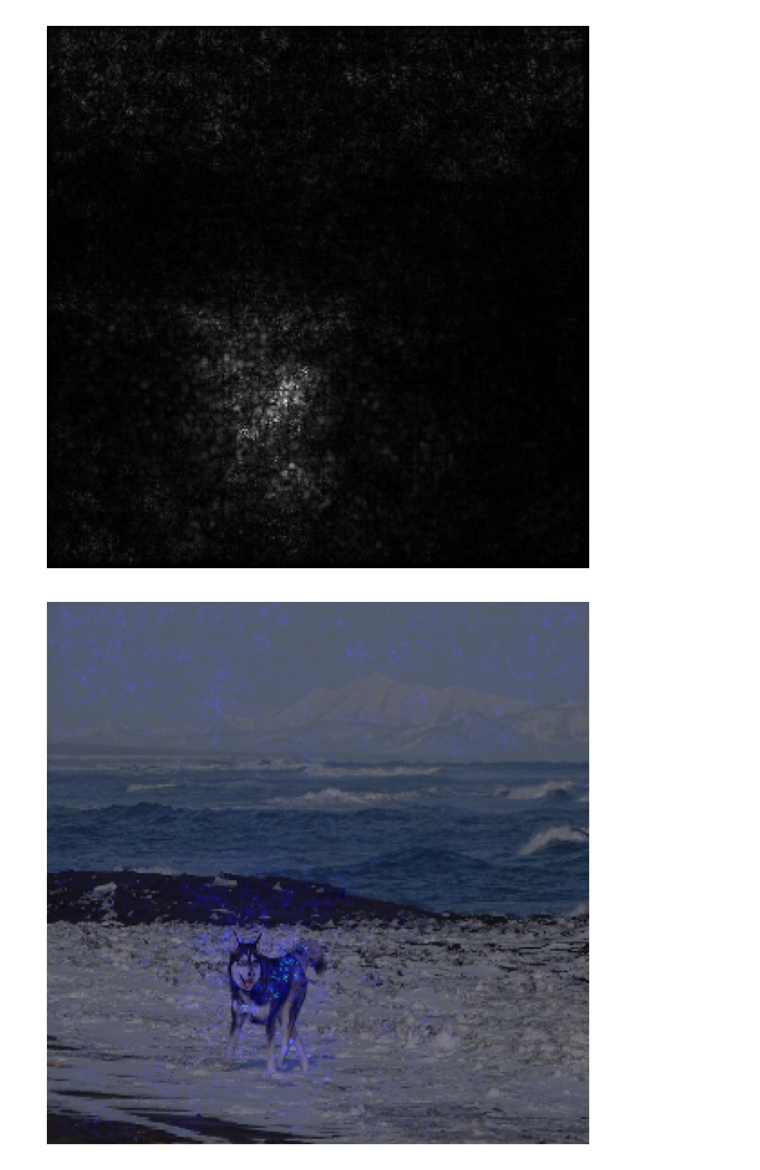
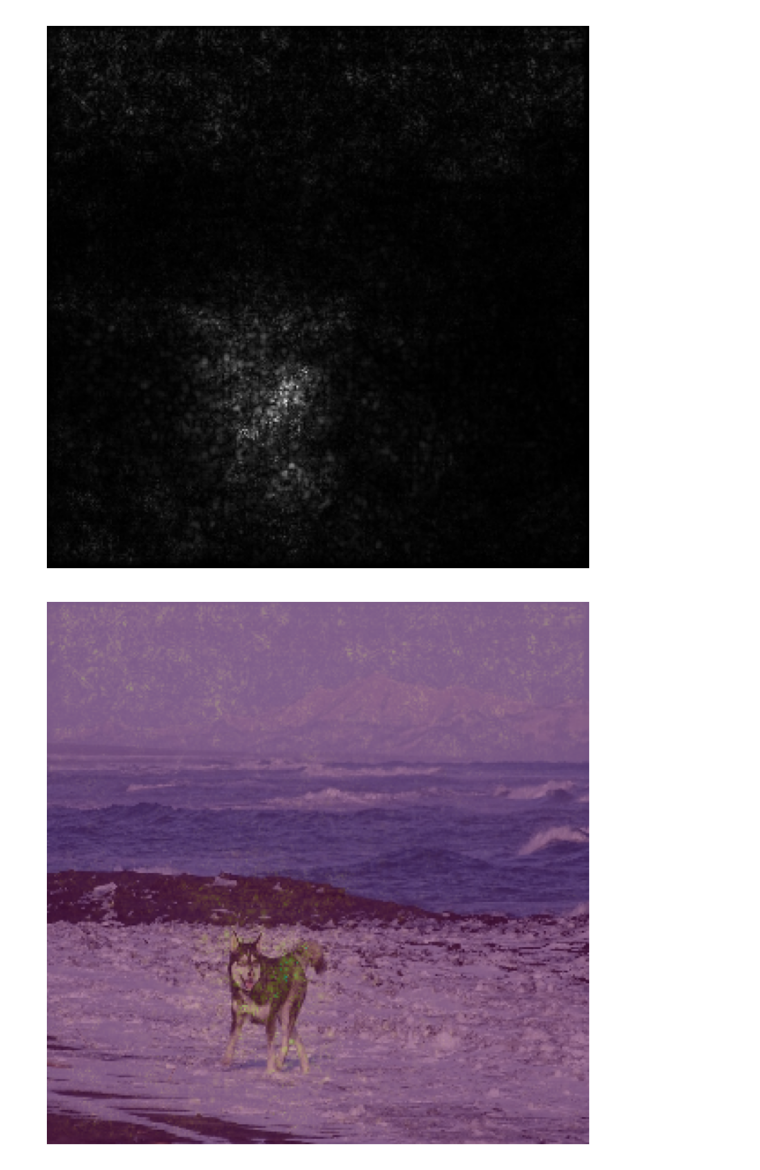
Before and after one commit to yeesem/Advanced-Tensorflow-Specialization, a Jupyter notebook: Saliency_Map.ipynb, the cells around one changed output. Drawn from its saved outputs; the diff is of its cells as text; code cells hidden in the pictures.

```diff
--- a/Saliency_Map.ipynb
+++ b/Saliency_Map.ipynb
@@ -157,13 +157,13 @@ plt.show()
 # %% [output]
 [figure]
 # %%
-gradient_color = cv2.applyColorMap(normalized_tensor.numpy(),cv2.COLORMAP_HOT)
+gradient_color = cv2.applyColorMap(normalized_tensor.numpy(), cv2.COLORMAP_VIRIDIS)
 gradient_color = gradient_color / 255.0
 super_imposed = cv2.addWeighted(img,0.5,gradient_color,0.5,0.0)
 
 plt.figure(figsize = (8,8))
 plt.imshow(super_imposed)
 plt.axis('off')
 plt.show()
 # %% [output]
-[figure, old version]
+[figure, new version]
```
